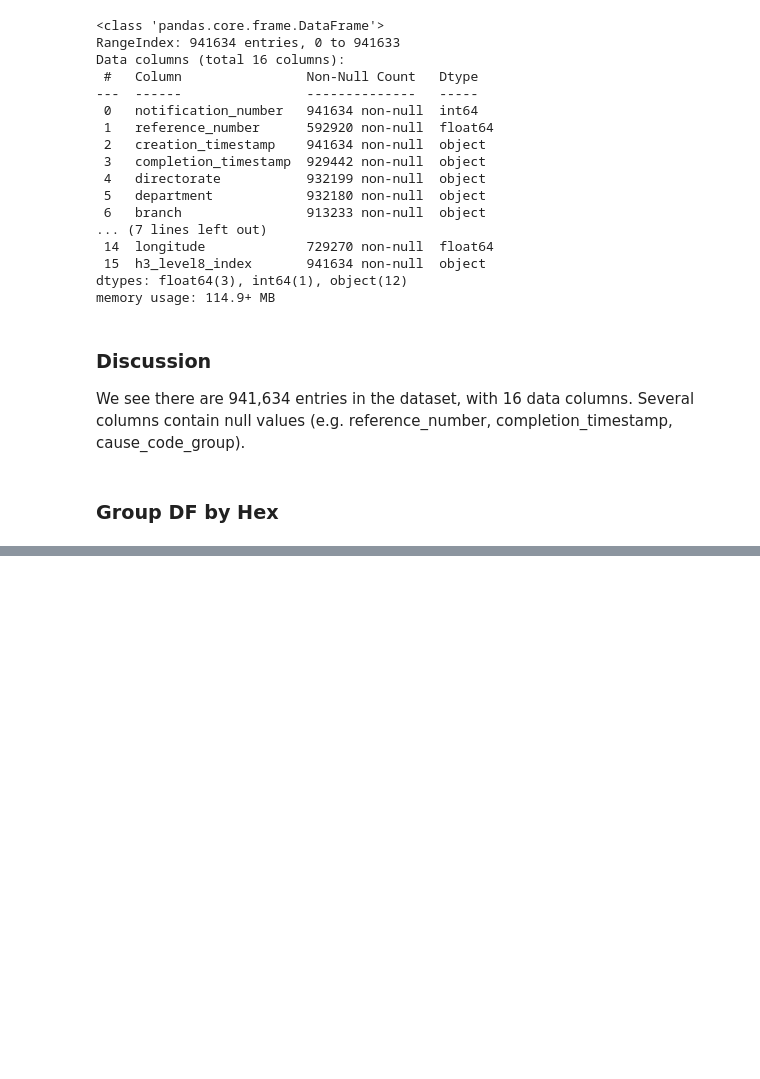
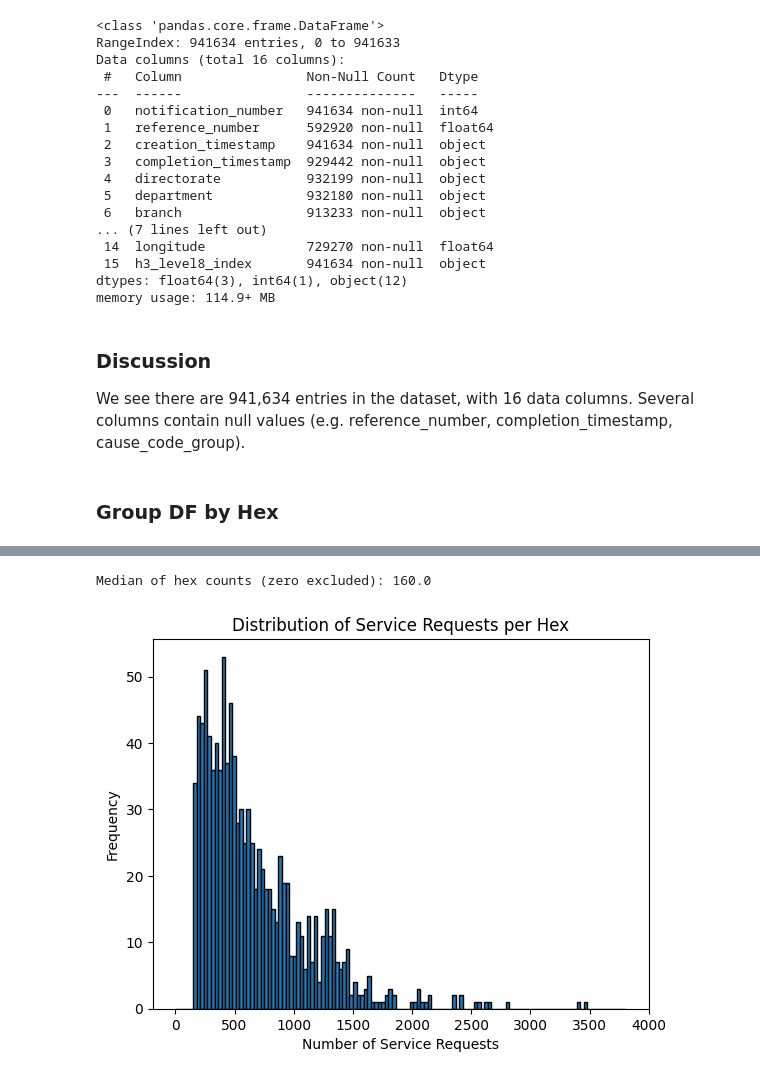
Before and after one commit to jcformanek/coct_code_challenge, a Jupyter notebook: main.ipynb, the cells around one changed output, grey strips where cells are left out. Saved outputs shown, nothing was run; the diff lists cells and outputs as text; code cells hidden in the pictures; blank space fills up the shorter version.

```diff
--- a/main.ipynb
+++ b/main.ipynb
@@ -154,0 +176,25 @@ When we exclude the '0' hex we see the mean number of service requests per hex i
+# %%
+# Filter out hexes with less than the median number of service requests
+df_no_zero = df[df['h3_level8_index'] != '0']
+hex_groups_no_zero = df_no_zero.groupby('h3_level8_index')
+
+# Get Median service requests per hex
+median_service_requests_per_hex = df_no_zero.groupby('h3_level8_index').size().median()
+print(f"Median of hex counts (zero excluded): {median_service_requests_per_hex}")
+
+# Filter out hexes with less than the median number of service requests
+hex_counts = df_no_zero.groupby('h3_level8_index').size()
+hexes_above_median = hex_counts[hex_counts >= median_service_requests_per_hex].index
+df_filtered = df_no_zero[df_no_zero['h3_level8_index'].isin(hexes_above_median)]
+hex_groups_filtered = df_filtered.groupby('h3_level8_index')
+
+# Validate by plotting histogram of service requests per hex
+hex_groups_filtered_counts = hex_groups_filtered.size().sort_values(ascending=False)
+plt.hist(hex_groups_filtered_counts, bins=range(1, max(hex_groups_filtered_counts) + 1, 30), edgecolor='black')
+plt.title('Distribution of Service Requests per Hex')
+plt.xlabel('Number of Service Requests')
+plt.ylabel('Frequency')
+plt.show()
+# %% [output]
+Median of hex counts (zero excluded): 160.0
+[figure, added]
```
Also changed, not shown: parts of 6 cells of this notebook.
